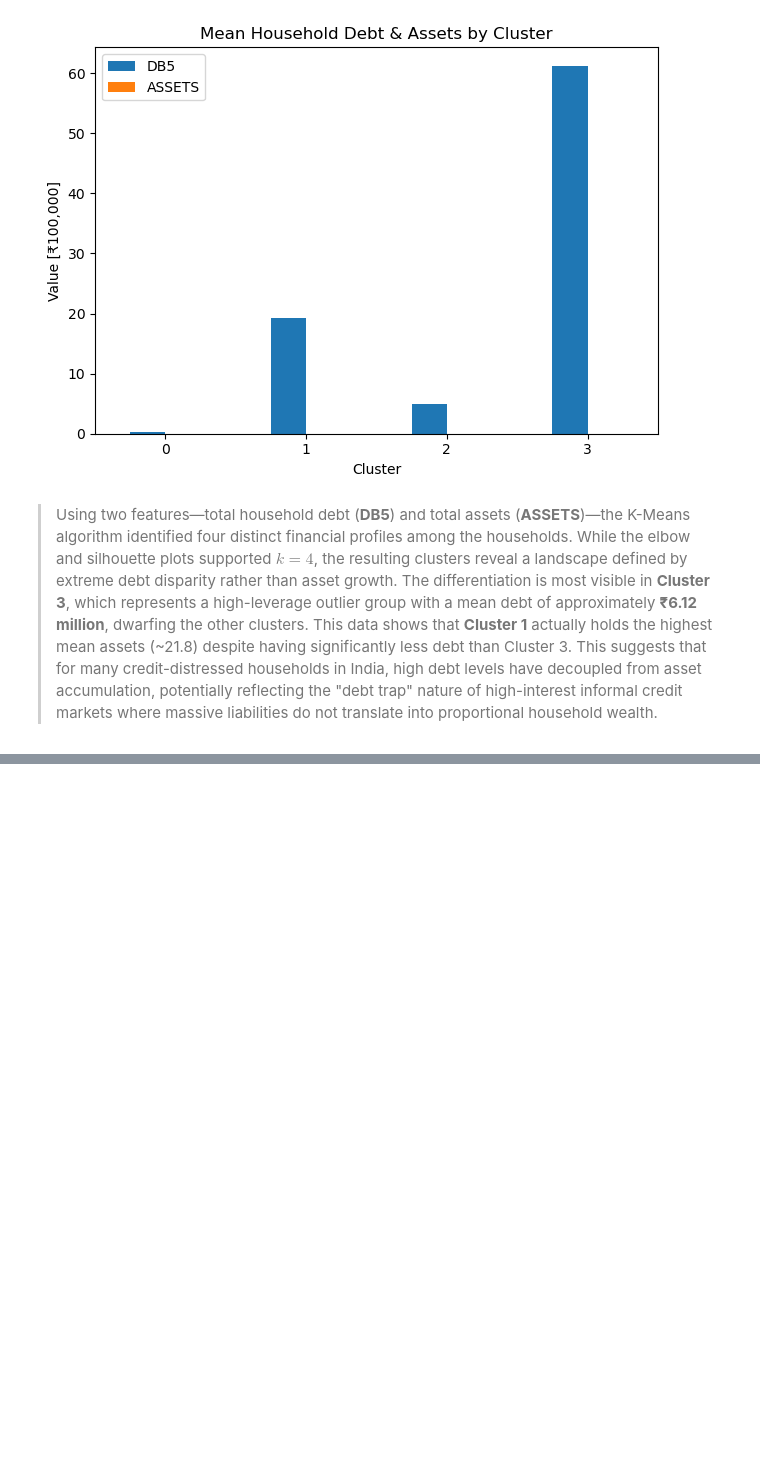
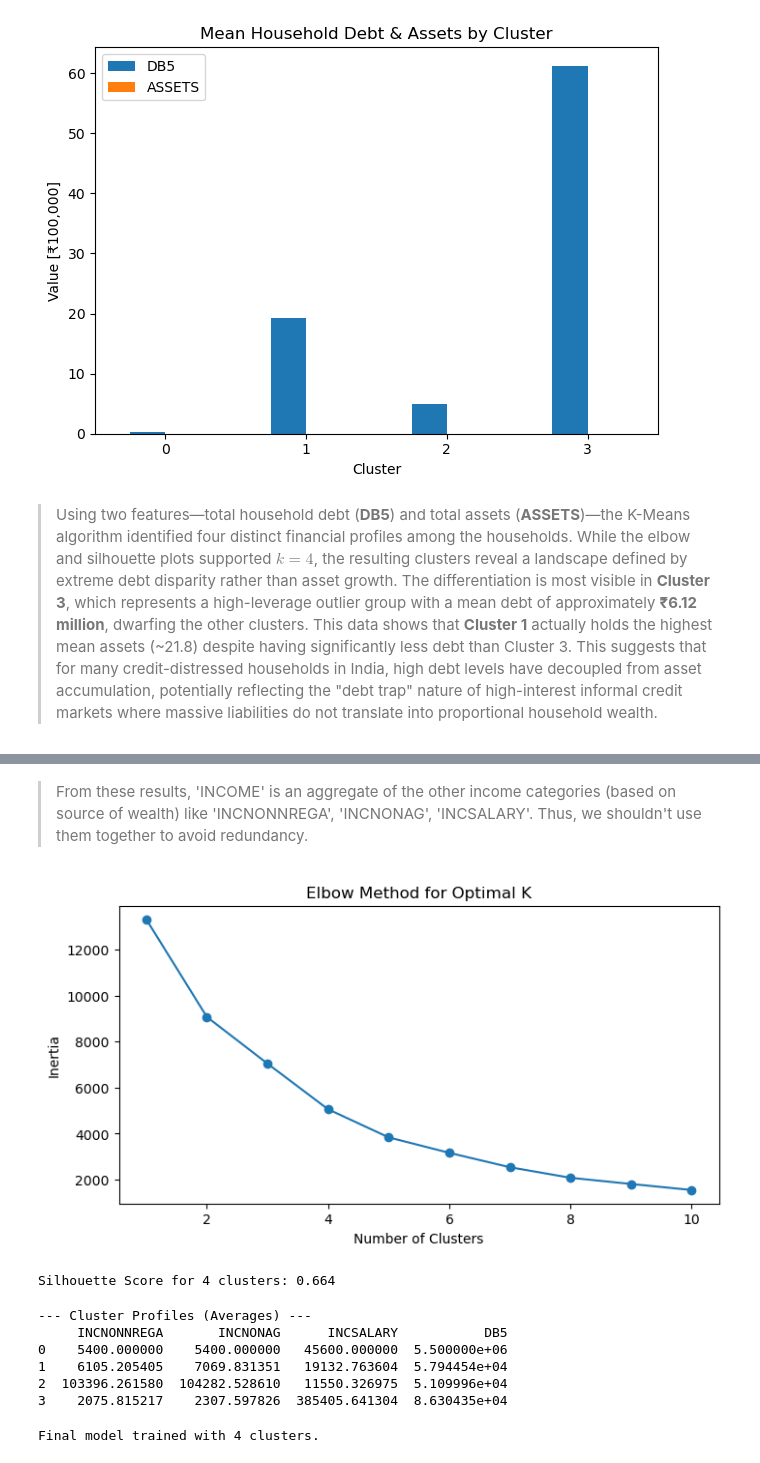
Before and after one commit to AJ-MH/Data-Science-Machine-Learning, a Jupyter notebook: indian-household-segmentation/indian_household_segmentation.ipynb, the cells around one changed output, grey strips where cells are left out. Cells and saved outputs as stored; diff of their text form; code cells hidden in the pictures; blank space fills up the shorter version.

```diff
--- a/indian-household-segmentation/indian_household_segmentation.ipynb
+++ b/indian-household-segmentation/indian_household_segmentation.ipynb
@@ -610,0 +749,73 @@ Mean values per cluster:
+# %% [markdown]
+> From these results, 'INCOME' is an aggregate of the other income categories (based on source of wealth) like 'INCNONNREGA', 'INCNONAG', 'INCSALARY'. Thus, we shouldn't use them together to avoid redundancy.
+# %%
+# 1. Select the distinct (non-redundant) features
+# We exclude 'INCOME' because it is a aggregate of the others
+diverse_features = ['INCNONNREGA', 'INCNONAG', 'INCSALARY', 'DB5']
+X = df[diverse_features].copy()
+
+# 2. Impute
+imputer = SimpleImputer(strategy="median")
+X_imputed = imputer.fit_transform(X)
+
+# 3. Scale
+scaler = StandardScaler()
+X_scaled = scaler.fit_transform(X_imputed)
+
+# 4. Find the Optimal Clusters (The Elbow Method)
+inertia = []
+K_range = range(1, 11)
+for k in K_range:
+    km = KMeans(n_clusters=k, random_state=42, n_init=10)
+    km.fit(X_scaled)
+    inertia.append(km.inertia_)
+
+# Plotting the Elbow
+plt.figure(figsize=(8, 4))
+plt.plot(K_range, inertia, marker='o')
+plt.title('Elbow Method for Optimal K')
+plt.xlabel('Number of Clusters')
+plt.ylabel('Inertia')
+plt.show()
+# %% [output]
+[figure, added]
+# %%
+# Choosing 4 clusters based on the elbow
+optimal_k = 4
+model = KMeans(n_clusters=optimal_k, random_state=42, n_init=10)
+cluster_labels = model.fit_transform(X_scaled)
+
+score = silhouette_score(X_scaled, model.labels_)
+print(f"Silhouette Score for {optimal_k} clusters: {score:.3f}")
+# %% [output]
+Silhouette Score for 4 clusters: 0.664
+# %%
+# Create a summary of what each cluster looks like
+centroids = pd.DataFrame(
+    scaler.inverse_transform(model.cluster_centers_),
+    columns=diverse_features
+)
+print("--- Cluster Profiles (Averages) ---")
+print(centroids)
+# %% [output]
+--- Cluster Profiles (Averages) ---
+     INCNONNREGA       INCNONAG      INCSALARY           DB5
+0    5400.000000    5400.000000   45600.000000  5.500000e+06
+1    6105.205405    7069.831351   19132.763604  5.794454e+04
+2  103396.261580  104282.528610   11550.326975  5.109996e+04
+3    2075.815217    2307.597826  385405.641304  8.630435e+04
+# %%
+final_model = make_pipeline(
+    StandardScaler(),
+    KMeans(n_clusters=4, random_state=42, n_init=10)
+)
+
+final_model.fit(X_imputed)
+
+# Extract labels directly from the pipeline for the next steps
+labels = final_model.named_steps["kmeans"].labels_
+
+check_is_fitted(final_model.named_steps["kmeans"])
+print("Final model trained with 4 clusters.")
+# %% [output]
+Final model trained with 4 clusters.
```
Also changed, not shown: parts of 15 cells of this notebook.
